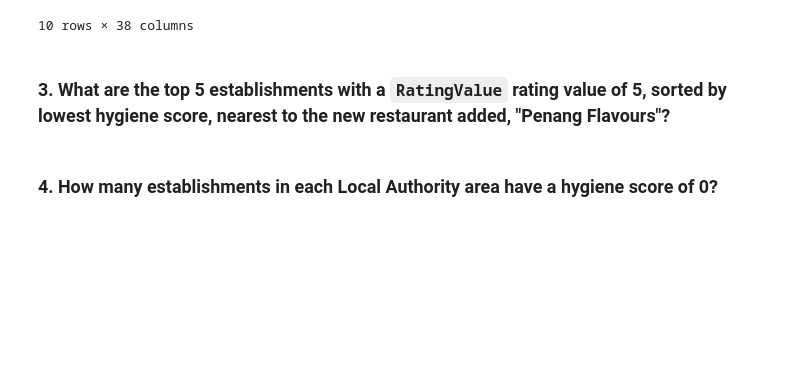
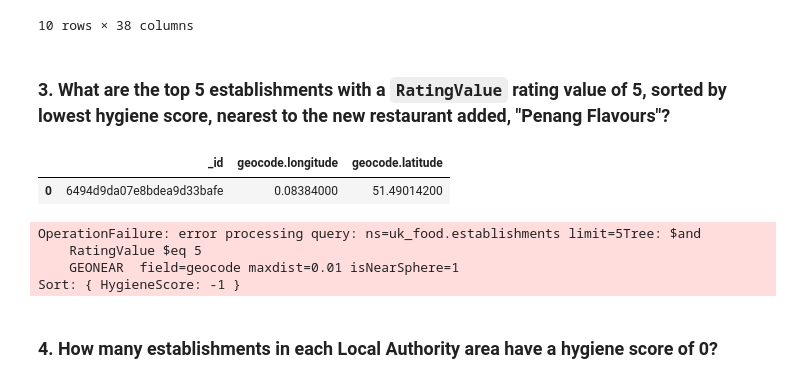
Before and after one commit to Wheezyotter/nosql-challenge, a Jupyter notebook: NoSQL_analysis.ipynb, the cells around one changed output. Cells and saved outputs as stored; diff of their text form; code cells hidden in the pictures; blank space fills up the shorter version.

Commit message:
Working on location error

```diff
--- a/NoSQL_analysis.ipynb
+++ b/NoSQL_analysis.ipynb
@@ -133,19 +133,40 @@ There are 390 rows
 10 rows × 38 columns
 # %% [markdown]
 ### 3. What are the top 5 establishments with a `RatingValue` rating value of 5, sorted by lowest hygiene score, nearest to the new restaurant added, "Penang Flavours"?
+# %%
+query = {'BusinessName': "Penang Flavours"}
+fields = {"geocode.latitude": 1, "geocode.longitude": 1}
+
+lat_long = establishments.find(query, fields)
+lat_long_df = pd.json_normalize(list(lat_long))
+lat_long_df
+# %% [output]
+|  | _id | geocode.longitude | geocode.latitude |
+| 0 | 6494d9da07e8bdea9d33bafe | 0.08384000 | 51.49014200 |
 # %%
 # Search within 0.01 degree on either side of the latitude and longitude.
 # Rating value must equal 5
 # Sort by hygiene score
 
 degree_search = 0.01
-latitude =
-longitude =
+latitude = lat_long_df['geocode.latitude'][0]
+longitude = lat_long_df['geocode.longitude'][0]
 
-query =
-sort =
+query = {'RatingValue': 5,
+         'geocode': {'$nearSphere': [longitude, latitude],
+                                       '$maxDistance': degree_search}}
 
+sort =  [('HygieneScore', -1)]
+limit = 5
+
+hygien_rating_query = establishments.find(query).sort(sort).limit(limit)
 # Print the results
+pprint(list(hygien_rating_query))
+# %% [output]
+OperationFailure: error processing query: ns=uk_food.establishments limit=5Tree: $and
+    RatingValue $eq 5
+    GEONEAR  field=geocode maxdist=0.01 isNearSphere=1
+Sort: { HygieneScore: -1 }
 # %%
 # Convert result to Pandas DataFrame
 # %% [markdown]
```
Also changed, not shown: parts of 3 cells of this notebook.
